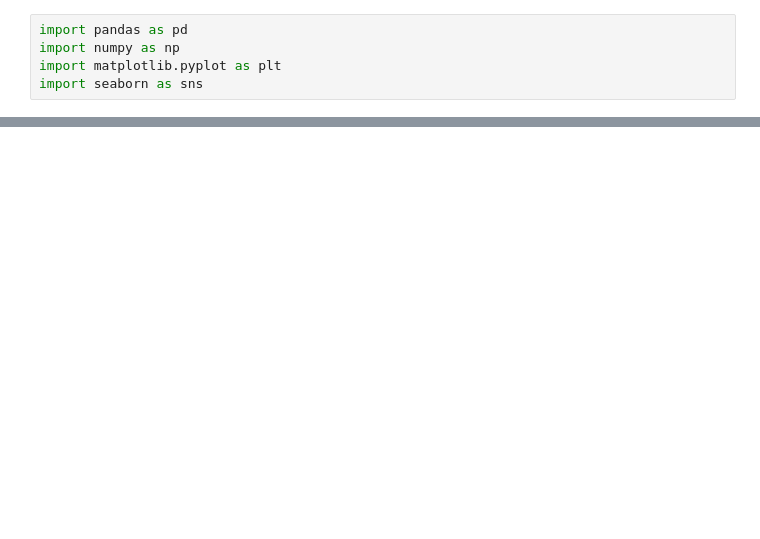
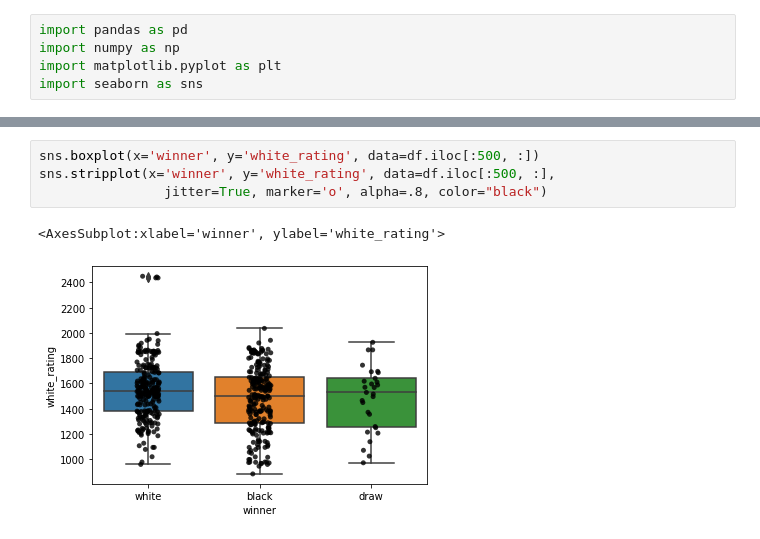
Before and after one commit to cbennudr/ds_chess, a Jupyter notebook: ds_chess_eda.ipynb, the cells around one changed output, grey strips where cells are left out. Cells and saved outputs as stored; diff of their text form; blank space fills up the shorter version.

```diff
--- a/ds_chess_eda.ipynb
+++ b/ds_chess_eda.ipynb
@@ -73,0 +181,7 @@ df.boxplot(column=['white_rating','black_rating'])
+# %%
+sns.boxplot(x='winner', y='white_rating', data=df.iloc[:500, :])
+sns.stripplot(x='winner', y='white_rating', data=df.iloc[:500, :],
+                jitter=True, marker='o', alpha=.8, color="black")
+# %% [output]
+<AxesSubplot:xlabel='winner', ylabel='white_rating'>
+[figure, added]
```
Also changed, not shown: parts of 27 cells of this notebook.
